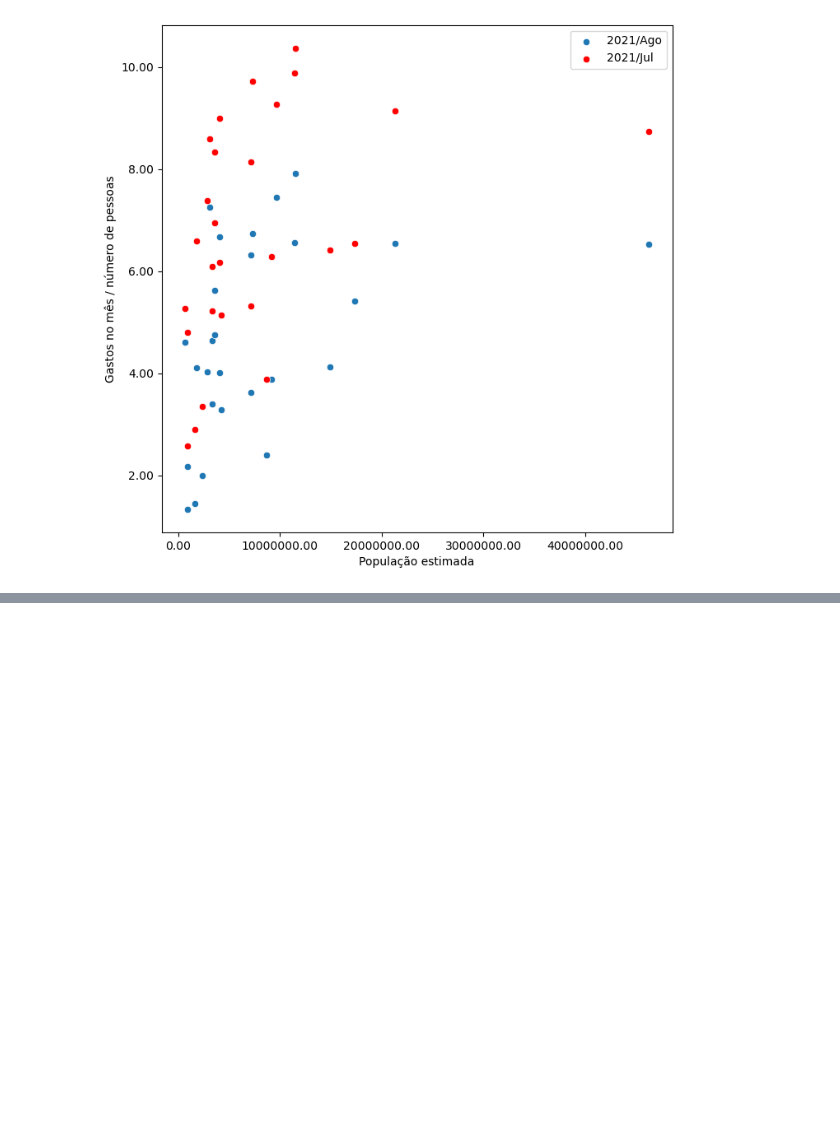
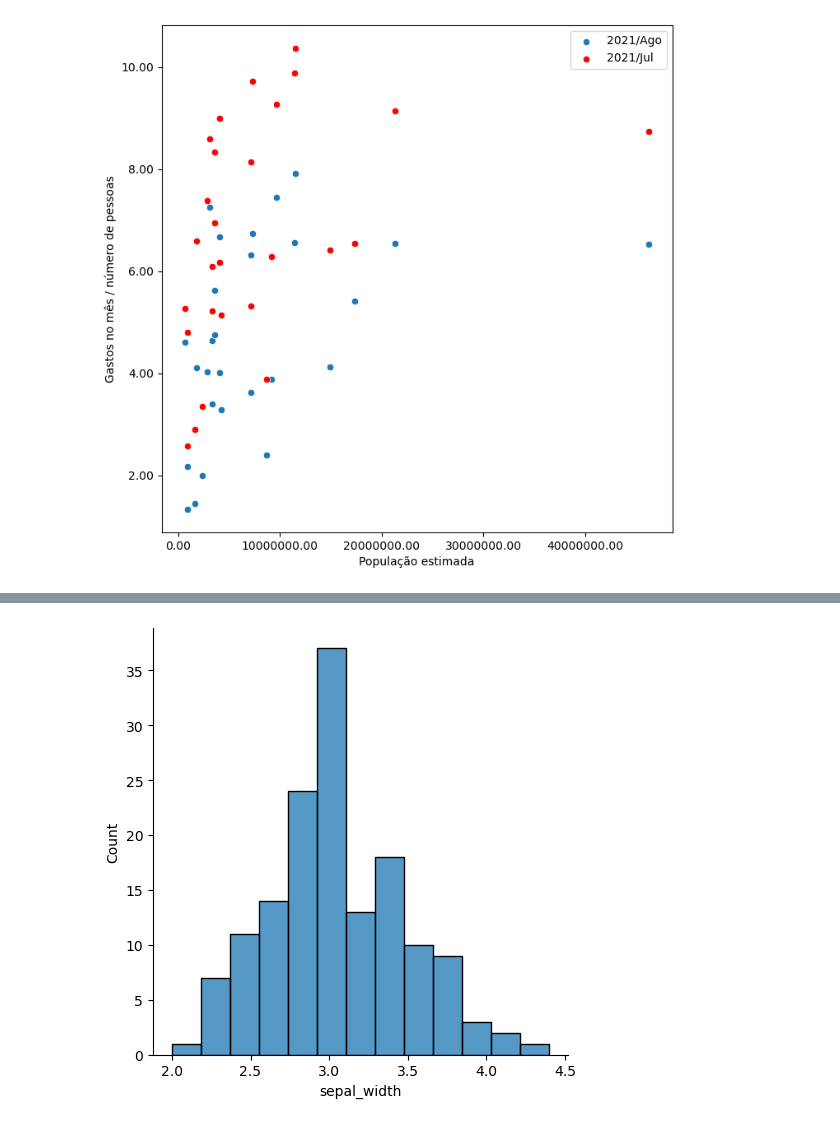
Before and after one commit to johnnathan862/pos-tech-data-analytics, a Jupyter notebook: fase_1/visualizacao_de_dados/aula_2/proporcionalidade_e_seaborn.ipynb, the cells around one changed output, grey strips where cells are left out. Cells and saved outputs as stored; diff of their text form; code cells hidden in the pictures; blank space fills up the shorter version.

```diff
--- a/fase_1/visualizacao_de_dados/proporcionalidade_e_seaborn.ipynb
+++ b/fase_1/visualizacao_de_dados/aula_2/proporcionalidade_e_seaborn.ipynb
@@ -141,0 +168,14 @@ plt.show()
+# %%
+import seaborn as sns
+import matplotlib.pyplot as plt
+
+# Carregar o dataset de exemplo iris
+iris = sns.load_dataset("iris")
+
+# Criar um gráfico de distribuição usando o atributo "sepal_width"
+sns.displot(iris["sepal_width"])
+
+# Mostrar o gráfico
+plt.show()
+# %% [output]
+[figure, added]
```
Also changed, not shown: parts of 7 cells of this notebook.
